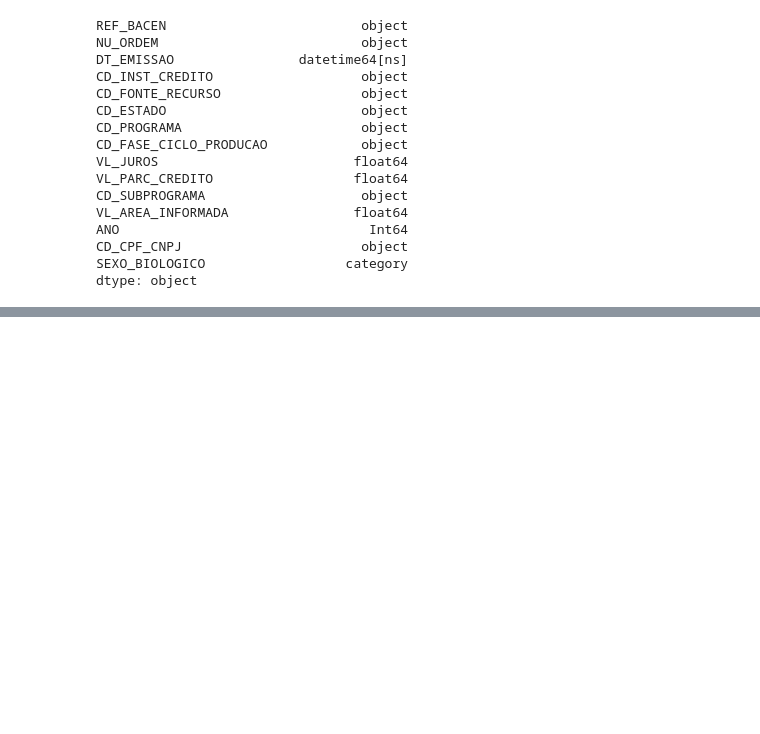
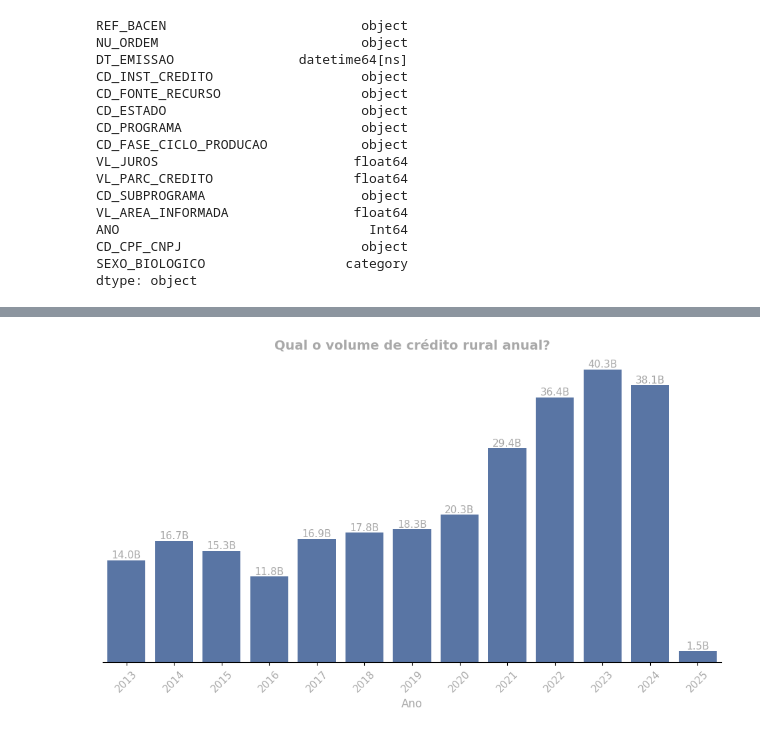
Before and after one commit to marcelo7bastos/mba_mcdia_est_desc_analise_pronaf, a Jupyter notebook: mba_mcdia_est_desc_analise_pronaf.ipynb, the cells around one changed output, grey strips where cells are left out. Saved outputs shown, nothing was run; the diff lists cells and outputs as text; code cells hidden in the pictures; blank space fills up the shorter version.

```diff
--- a/mba_mcdia_est_desc_analise_pronaf.ipynb
+++ b/mba_mcdia_est_desc_analise_pronaf.ipynb
@@ -135,0 +250,2 @@ dtype: object
+# %%
+df['VL_PARC_CREDITO'] = pd.to_numeric(df['VL_PARC_CREDITO'], errors='coerce')
@@ -135,0 +254,38 @@ dtype: object
+# %%
+# Criar um novo DataFrame com os dados de Crédito Rural Contendo as colunas ANO, CD_CPF_CNPJ, CD_PROGRAMA, VL_PARC_CREDITO,
+df_credito_rural = df[['ANO', 'CD_CPF_CNPJ', 'CD_PROGRAMA', 'VL_PARC_CREDITO']]
+#df_credito_rural.dtypes
+# %%
+# Criar gráfico de barras com o valor total de crédito rural por ano
+plt.figure(figsize=(12, 6))
+
+# Criando o gráfico de barras
+ax = sns.barplot(data=df_credito_rural, x='ANO', y='VL_PARC_CREDITO', estimator=sum, errorbar=None, color='#4C72B0')
+
+# Ajustando o título e subtítulo
+plt.title('Qual o volume de crédito rural anual?', fontsize=14, color='darkgray', weight='bold')
+
+# Ajustando os rótulos dos eixos
+plt.xlabel('Ano', fontsize=12, color='darkgray')
+plt.ylabel(None)  # Remove o nome do eixo Y
+
+# Removendo a barra do eixo Y
+ax.spines['left'].set_visible(False)
+ax.spines['right'].set_visible(False)
+ax.spines['top'].set_visible(False)
+ax.set_yticks([])  # Remove os valores numéricos do eixo Y
+
+# Convertendo os valores para bilhões e adicionando rótulos no topo das barras
+for p in ax.patches:
+    height = p.get_height() / 1e9  # Convertendo para bilhões
+    ax.annotate(f'{height:.1f}B',  # Formato com uma casa decimal
+                (p.get_x() + p.get_width() / 2, p.get_height()),
+                ha='center', va='bottom', fontsize=11, color='darkgray')
+
+# Ajustando os ticks do eixo X
+plt.xticks(rotation=45, fontsize=11, color='darkgray')
+
+# Exibir o gráfico
+plt.show()
+# %% [output]
+[figure, added]
```
Also changed, not shown: parts of 14 cells of this notebook.
